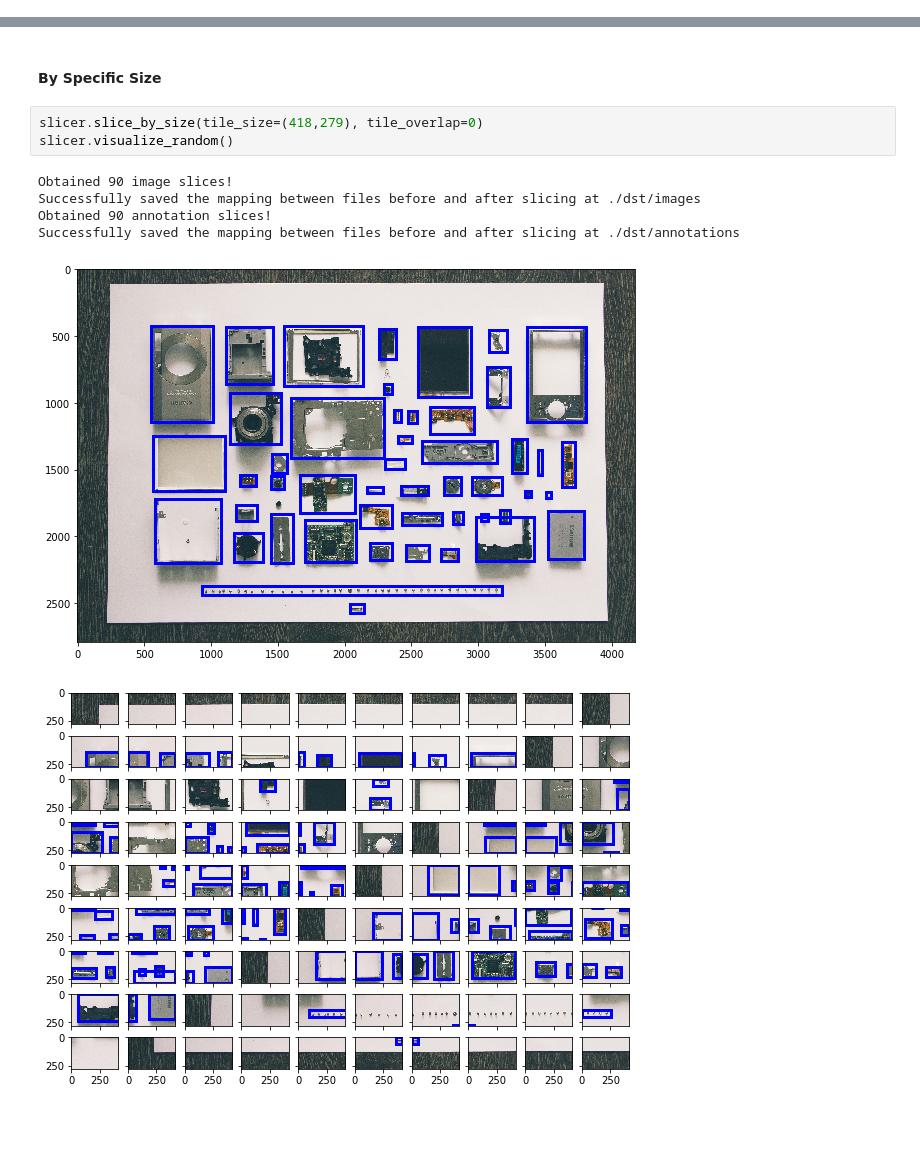
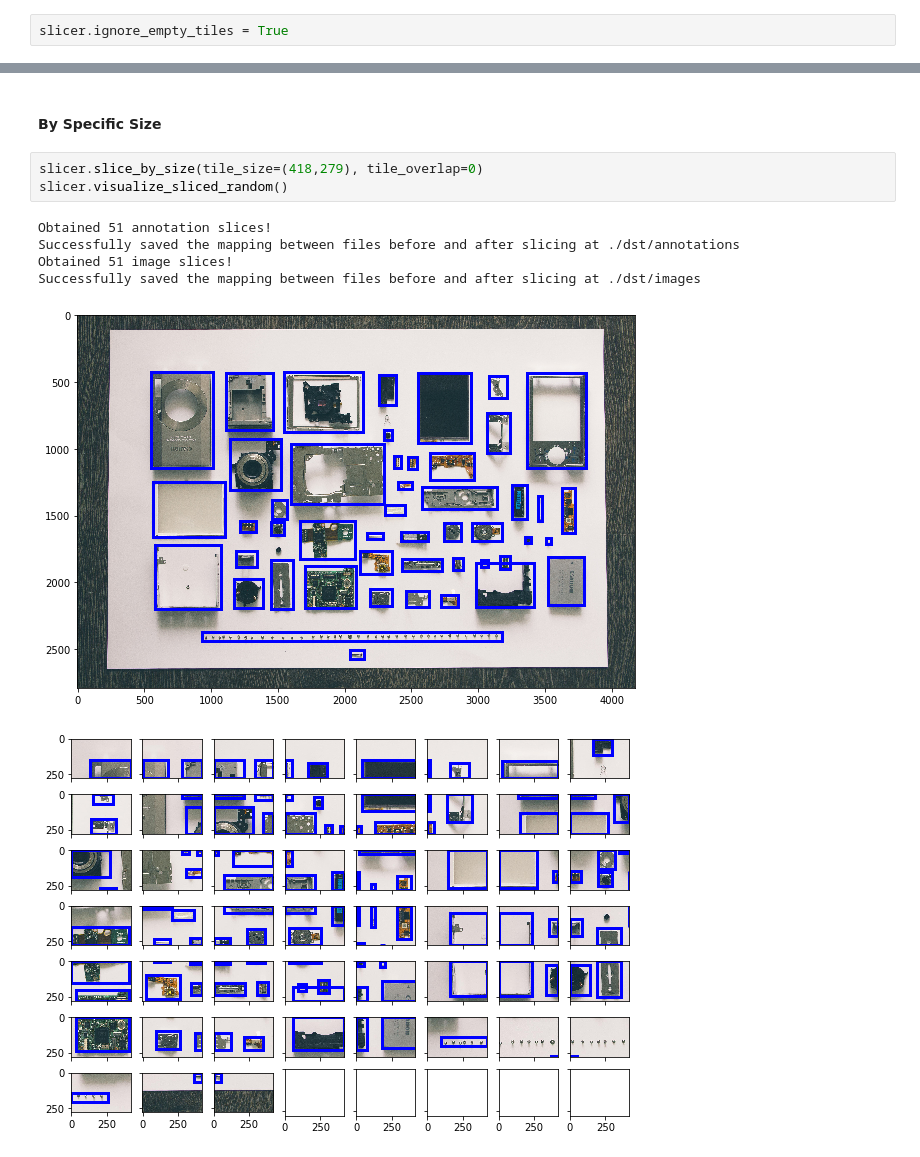
Before and after one commit to acl21/image_bbox_slicer, a Jupyter notebook: demo.ipynb, the cells around one changed output, grey strips where cells are left out. Drawn from its saved outputs; the diff is of its cells as text; blank space fills up the shorter version.

```diff
--- a/demo.ipynb
+++ b/demo.ipynb
@@ -35,3 +40,5 @@ slicer.keep_partial_labels = True
+# %%
+slicer.ignore_empty_tiles = True
 # %% [markdown]
 ### Storing The Mapping
 
@@ -68,14 +75,14 @@ Successfully saved the mapping between files before and after slicing at ./dst/a
 #### By Specific Size
 # %%
 slicer.slice_by_size(tile_size=(418,279), tile_overlap=0)
-slicer.visualize_random()
+slicer.visualize_sliced_random()
 # %% [output]
-Obtained 90 image slices!
+Obtained 51 annotation slices!
+Successfully saved the mapping between files before and after slicing at ./dst/annotations
+Obtained 51 image slices!
 Successfully saved the mapping between files before and after slicing at ./dst/images
-Obtained 90 annotation slices!
-Successfully saved the mapping between files before and after slicing at ./dst/annotations
 [figure]
-[figure, old version]
+[figure, new version]
 # %% [markdown]
 _Note:_
 
```
Also changed, not shown: parts of 9 cells of this notebook, 21 other files.
